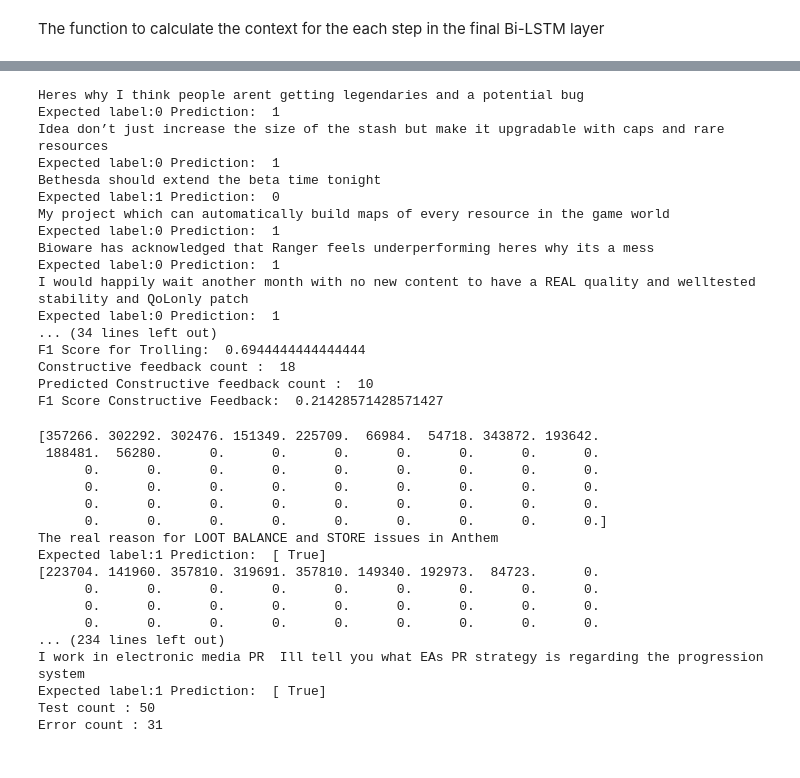
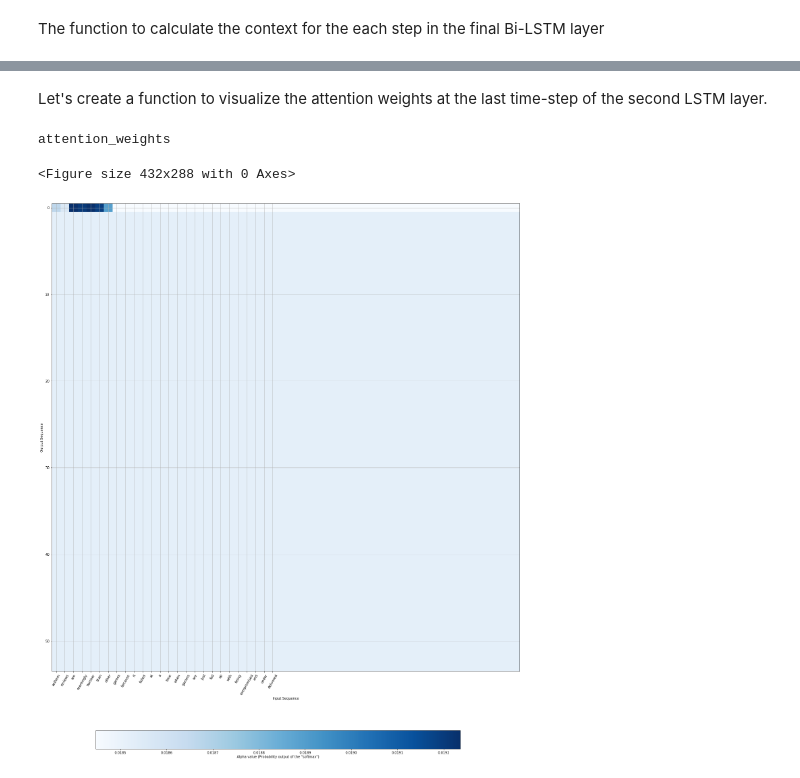
Before and after one commit to dulithadabare/CommentNet-V3, a Jupyter notebook: notebooks/CommentNet-V3.ipynb, the cells around one changed output, grey strips where cells are left out. Cells and saved outputs as stored; diff of their text form; code cells hidden in the pictures.

Commit message:
Add Attention Visualization

```diff
--- a/notebooks/CommentNet-V3.ipynb
+++ b/notebooks/CommentNet-V3.ipynb
@@ -533,7 +486,7 @@ for i in range(len(X_test)):
     x = X_test_indices
     if(Y_pred[i] != Y_test[i]):
         error_count = error_count + 1
-        print(X_test[i])
+        print( str(i) + ' : ' + X_test[i])
         print('Expected label:'+ str(Y_test[i]) + ' Prediction: ' + ' ' + str( 1 if Y_pred[i] else 0))
 print('Test count : ' + str(len(X_test)))
 print('Error count : ' + str(error_count))
@@ -546,24 +499,6 @@ Y_pred_inv = np.invert(Y_pred).reshape(-1,1)
 print('Constructive feedback count : ', np.sum(Y_test_inv))
 print('Predicted Constructive feedback count : ', np.sum(Y_pred_inv))
 print('F1 Score Constructive Feedback: ', f1_score(Y_test_inv, Y_pred_inv))
-# %% [output]
-Heres why I think people arent getting legendaries and a potential bug
-Expected label:0 Prediction:  1
-Idea don’t just increase the size of the stash but make it upgradable with caps and rare resources
-Expected label:0 Prediction:  1
-Bethesda should extend the beta time tonight
-Expected label:1 Prediction:  0
-My project which can automatically build maps of every resource in the game world
-Expected label:0 Prediction:  1
-Bioware has acknowledged that Ranger feels underperforming heres why its a mess
-Expected label:0 Prediction:  1
-I would happily wait another month with no new content to have a REAL quality and welltested stability and QoLonly patch
-Expected label:0 Prediction:  1
-... (34 lines left out)
-F1 Score for Trolling:  0.6944444444444444
-Constructive feedback count :  18
-Predicted Constructive feedback count :  10
-F1 Score Constructive Feedback:  0.21428571428571427
 # %%
 correct_count = 0;
 for i in range(len(X_test)):
@@ -571,25 +506,9 @@ for i in range(len(X_test)):
     if(Y_pred[i] == Y_test[i]):
         print(X_test_indices[i])
         correct_count = correct_count + 1
-        print(X_test[i])
+        print( str(i) + ' : ' + X_test[i])
         print('Expected label:'+ str(Y_test[i]) + ' Prediction: ' + ' ' + str(Y_pred[i]))
 print('Test count : ' + str(len(X_test)))
 print('Error count : ' + str(correct_count))
-# %% [output]
-[357266. 302292. 302476. 151349. 225709.  66984.  54718. 343872. 193642.
- 188481.  56280.      0.      0.      0.      0.      0.      0.      0.
-      0.      0.      0.      0.      0.      0.      0.      0.      0.
-      0.      0.      0.      0.      0.      0.      0.      0.      0.
-      0.      0.      0.      0.      0.      0.      0.      0.      0.
-      0.      0.      0.      0.      0.      0.      0.      0.      0.]
-The real reason for LOOT BALANCE and STORE issues in Anthem
-Expected label:1 Prediction:  [ True]
-[223704. 141960. 357810. 319691. 357810. 149340. 192973.  84723.      0.
-      0.      0.      0.      0.      0.      0.      0.      0.      0.
-      0.      0.      0.      0.      0.      0.      0.      0.      0.
-      0.      0.      0.      0.      0.      0.      0.      0.      0.
-... (234 lines left out)
-I work in electronic media PR  Ill tell you what EAs PR strategy is regarding the progression system
-Expected label:1 Prediction:  [ True]
-Test count : 50
-Error count : 31
+# %% [markdown]
+Let's create a function to visualize the attention weights at the last time-step of the second LSTM layer.
@@ -596,3 +584,9 @@ Error count : 31
+# %%
+attention_map = plot_attention_map(model, X_test_indices[1].reshape(1,54), X_test[1], n_s = 128, num = 8, Tx = Tx)
+# %% [output]
+attention_weights
+<Figure size 432x288 with 0 Axes>
+[figure, added]
 # %%
 # serialize model to JSON
 model_json = model.to_json()
```
Also changed, not shown: parts of 29 cells of this notebook.
